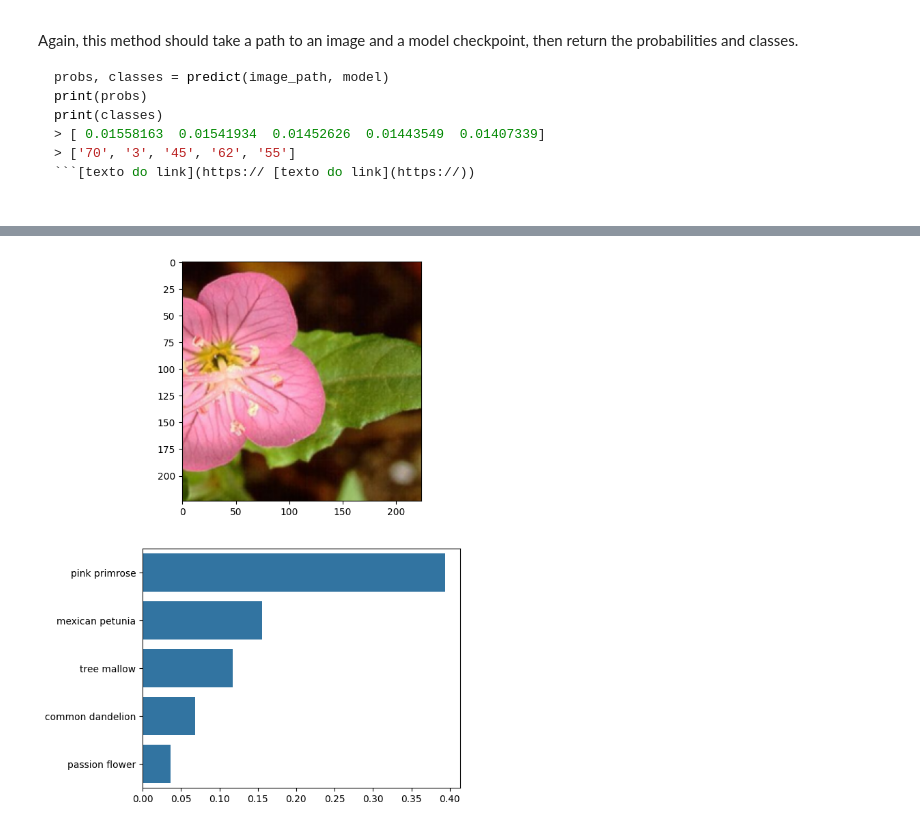
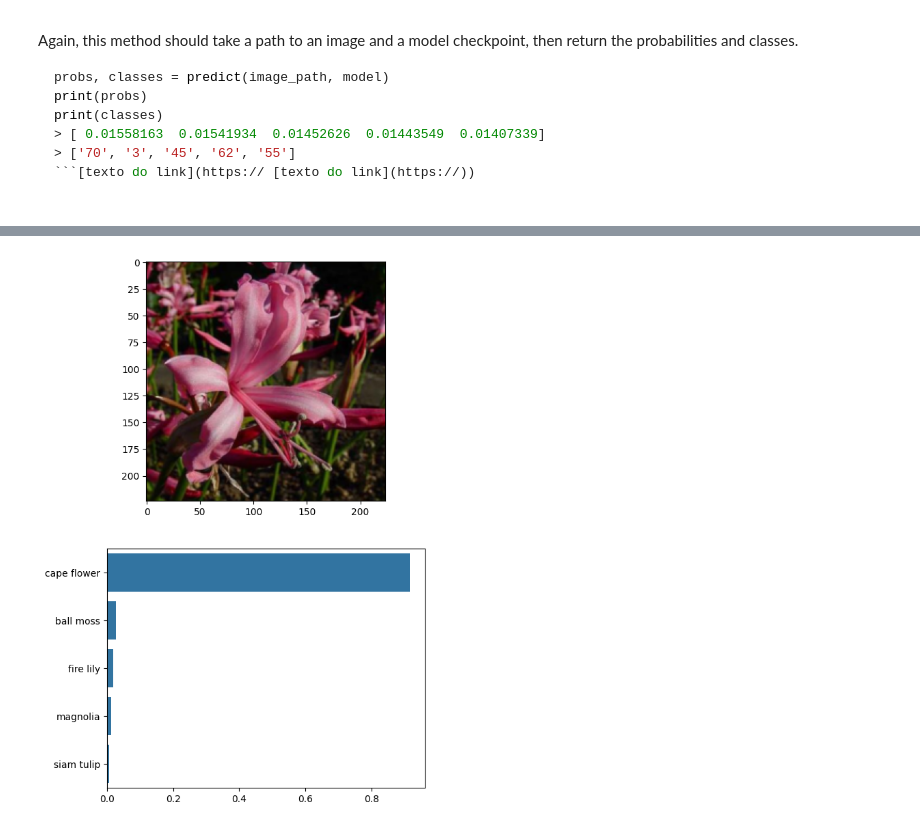
Before and after one commit to douglas-dm9/udacity_flower_classifier, a Jupyter notebook: flower_classifier.ipynb, the cells around one changed output, grey strips where cells are left out. Cells and saved outputs as stored; diff of their text form; code cells hidden in the pictures.

```diff
--- a/flower_classifier.ipynb
+++ b/flower_classifier.ipynb
@@ -420,7 +422,17 @@ def predict(image_path, model, topk=5):
     with torch.no_grad():
         output = model.forward(img.cuda())
     probability = torch.exp(output)
-    return probability.topk(topk)
+    probability_topk = torch.topk(probability, topk)[0].tolist()[0]
+    index_topk = torch.topk(probability, topk)[1].tolist()[0]
+
+    #Return class top_k
+    index = []
+    for i in range(len(model.class_to_idx)):
+        index.append(list(model.class_to_idx.items())[i][0])
+    cat_topk = [index[i] for i in index_topk]
+
+
+    return probability_topk,cat_topk
 # %% [markdown]
 ## Sanity Checking
 
@@ -431,22 +443,20 @@ Now that you can use a trained model for predictions, check to make sure it make
 You can convert from the class integer encoding to actual flower names with the `cat_to_name.json` file (should have been loaded earlier in the notebook). To show a PyTorch tensor as an image, use the `imshow` function defined above.
 # %%
 # TODO: Display an image along with the top 5 classes
-path = "flowers/test/1/image_06760.jpg"
-probs = predict(path,model)
+path = "./flowers/test/37/image_03734.jpg"
+probs,classes = predict(path,model)
 
-
-final_probs =  probs.values.cpu().numpy()
-cats = [cat_to_name[str(index+1)] for index in probs.indices.cpu().numpy()[0]]
+cats = [cat_to_name[c] for c in classes]
 
 plt.figure(figsize = (6,10))
 ax = plt.subplot(2,1,1)
 img = process_image(path)
 imshow(img, ax)
 plt.subplot(2,1,2)
-sns.barplot(x=final_probs[0], y=cats, color=sns.color_palette()[0]);
+sns.barplot(x=probs, y=cats, color=sns.color_palette()[0]);
 plt.show()
 # %% [output]
-[figure, old version]
+[figure, new version]
 # %%
 !python train.py ./flowers --epochs 5
 # %% [output]
```
Also changed, not shown: parts of 7 cells of this notebook.
